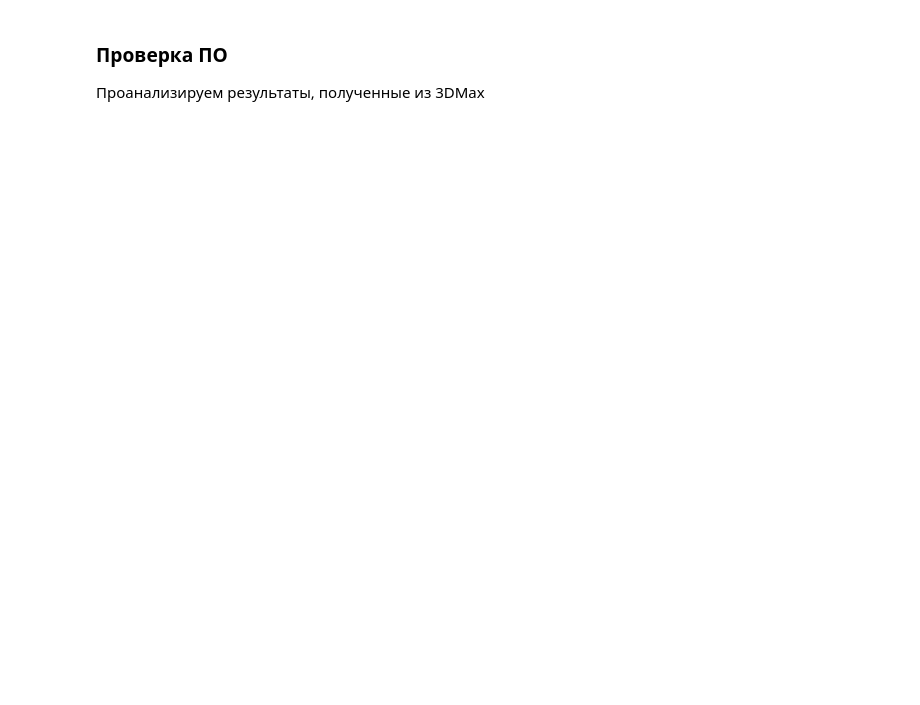
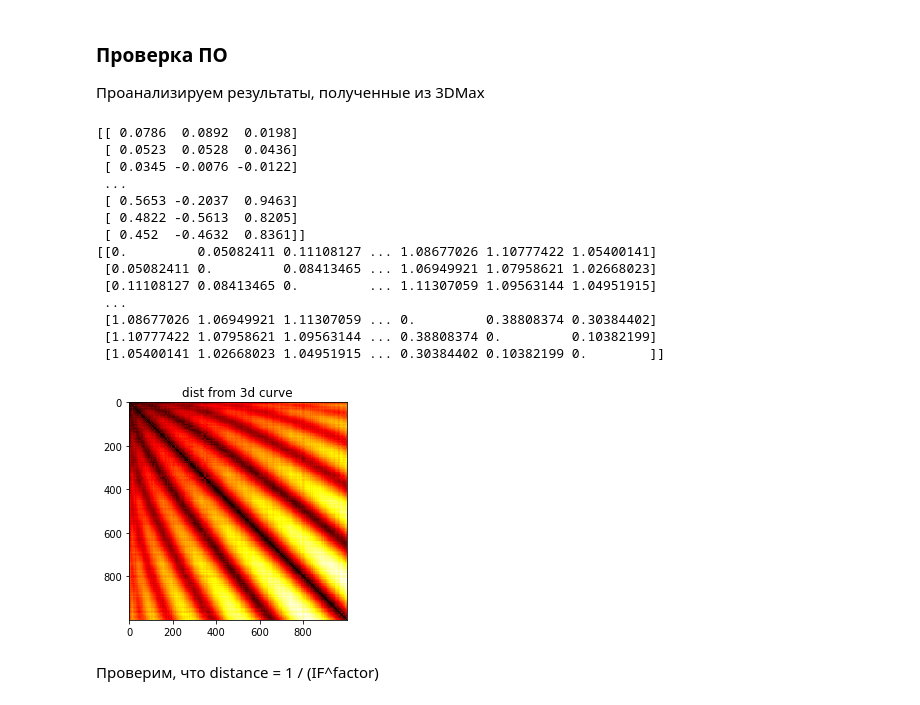
Before and after one commit to Timoniche/BioInf, a Jupyter notebook: report.ipynb, the cells around one changed output. Cells and saved outputs as stored; diff of their text form; code cells hidden in the pictures; blank space fills up the shorter version.

Commit message:
compare distances wip

```diff
--- a/report.ipynb
+++ b/report.ipynb
@@ -466,26 +462,39 @@ import math
 # %%
 _bins_cnt = 1000
 
 def dist3d(x1, y1, z1, x2, y2, z2):
     return math.sqrt((x1 - x2) ** 2 + (y1 - y2) ** 2 + (z1 - z2) ** 2)
 
 
 def curve_dist_matrix(arr):
     contact_matrix = np.array([[0.0 for _ in range(_bins_cnt)] for _ in range(_bins_cnt)])
     for i in range(_bins_cnt):
         for j in range(i + 1, _bins_cnt):  # from i + 1 as i is already == 0
             fst = arr[i]
             snd = arr[j]
             contact_matrix[i][j] = contact_matrix[j][i] = dist3d(fst[0], fst[1], fst[2], snd[0], snd[1], snd[2])
     return contact_matrix
 
 
 pdbfile = 'plotted_hics/hic_full_1605996591721.pdb'
 traj = md.load_pdb(pdbfile)
 mat = traj.xyz[0]
 dist_mat = curve_dist_matrix(mat)
 print(mat)
 print(dist_mat)
-plt.title('dist from 3d curve')
-plt.imshow(dist_mat, cmap='hot', interpolation='nearest')
-plt.show()
+# %% [output]
+[[ 0.0786  0.0892  0.0198]
+ [ 0.0523  0.0528  0.0436]
+ [ 0.0345 -0.0076 -0.0122]
+ ...
+ [ 0.5653 -0.2037  0.9463]
+ [ 0.4822 -0.5613  0.8205]
+ [ 0.452  -0.4632  0.8361]]
+[[0.         0.05082411 0.11108127 ... 1.08677026 1.10777422 1.05400141]
+ [0.05082411 0.         0.08413465 ... 1.06949921 1.07958621 1.02668023]
+ [0.11108127 0.08413465 0.         ... 1.11307059 1.09563144 1.04951915]
+ ...
+ [1.08677026 1.06949921 1.11307059 ... 0.         0.38808374 0.30384402]
+ [1.10777422 1.07958621 1.09563144 ... 0.38808374 0.         0.10382199]
+ [1.05400141 1.02668023 1.04951915 ... 0.30384402 0.10382199 0.        ]]
+[figure, added]
@@ -491,0 +507,2 @@ plt.show()
+# %% [markdown]
+Проверим, что distance = 1 / (IF^factor)
```
Also changed, not shown: parts of 12 cells of this notebook, 1 other file.
